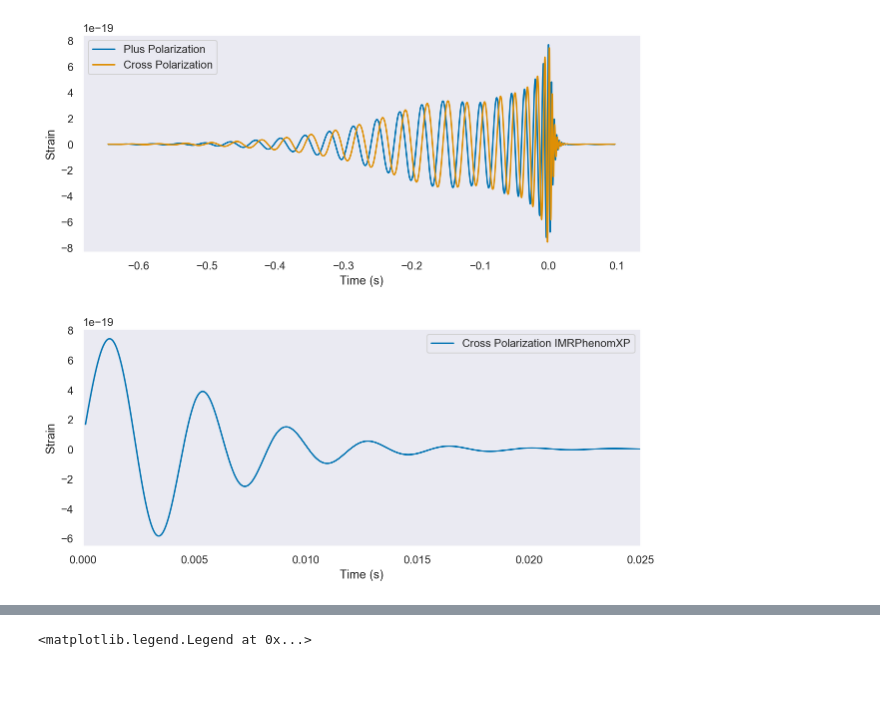
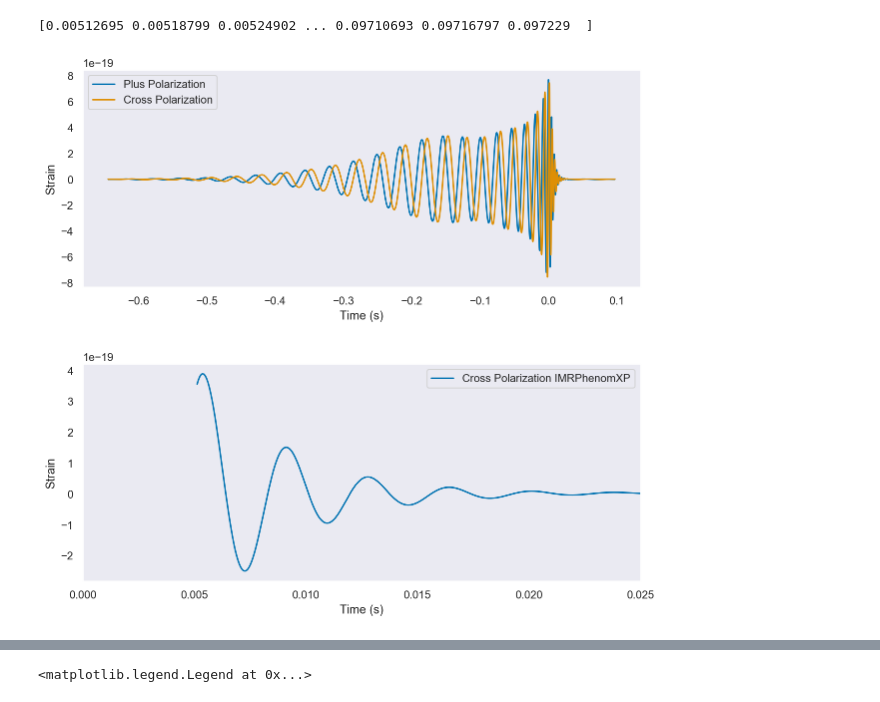
Before and after one commit to rachelmechum/ringdown_qnms, a Jupyter notebook: Almn_fit_byeye.ipynb, the cells around one changed output, grey strips where cells are left out. Saved outputs shown, nothing was run; the diff lists cells and outputs as text; code cells hidden in the pictures.

Commit message:
0.005 start time working

```diff
--- a/Almn_fit_byeye.ipynb
+++ b/Almn_fit_byeye.ipynb
@@ -31,42 +31,43 @@ hp, hc = get_td_waveform(approximant="IMRPhenomXP",
 
 # this is trimming timeseries hp.sample_times and hp/hc data to start at 0 for ringdown analysis
 hp_smp_ts = TimeSeries(hp.sample_times, delta_t=1/16384, epoch=0) #turning sample times into timeseries to use crop
-cond = hp_smp_ts.crop(0.645,0) #using crop on timeseries sample times
+cond = hp_smp_ts.crop(0.65,0) #using crop on timeseries sample times
+print(cond)
 #use cond for cropped sample times!!!!!
-
 hp_data = TimeSeries(hp, delta_t=1/16384, epoch=0) #turning h+ data into timeseries to use crop
-cond_hp = hp_data.crop(0.645,0) #using crop on timeseries data
+cond_hp = hp_data.crop(0.65,0) #using crop on timeseries data
 #use cond_hp for the cropped hp data pts!!!!
 #repeating for hx data points
 hc_data = TimeSeries(hc, delta_t=1/16384, epoch=0)
-cond_hc = hc_data.crop(0.645,0)
+cond_hc = hc_data.crop(0.65,0)
 hc_signal = cond_hc.numpy() #turning into ndarray
 
 #plotting full IMR +/x no crop
 pylab.figure(figsize=pylab.figaspect(0.4))
 pylab.plot(hp.sample_times, hp, label='Plus Polarization')
 pylab.plot(hp.sample_times, hc, label='Cross Polarization')
 pylab.xlabel('Time (s)')
 pylab.ylabel('Strain')
 pylab.legend()
 pylab.grid()
 pylab.show()
 
 #plotting cropped sample times and data for plus
 pylab.figure(figsize=pylab.figaspect(0.4))
 #pylab.plot(cond, cond_hp, label='Plus Polarization')
 pylab.plot(cond, cond_hc, label='Cross Polarization IMRPhenomXP')
 pylab.xlabel('Time (s)')
 pylab.ylabel('Strain')
 pylab.xlim(0, .025)
 pylab.legend()
 pylab.grid()
 pylab.show()
 
 #this waveform generated with masses from GW150914
 # %% [output]
+[0.00512695 0.00518799 0.00524902 ... 0.09710693 0.09716797 0.097229  ]
 [figure]
-[figure, old version]
+[figure, new version]
 # %%
 def rngdwn(M,chi,l,m,n,amplitude,phi):
     pylab.figure(figsize=pylab.figaspect(0.4))
```
Also changed, not shown: parts of 2 cells of this notebook.
